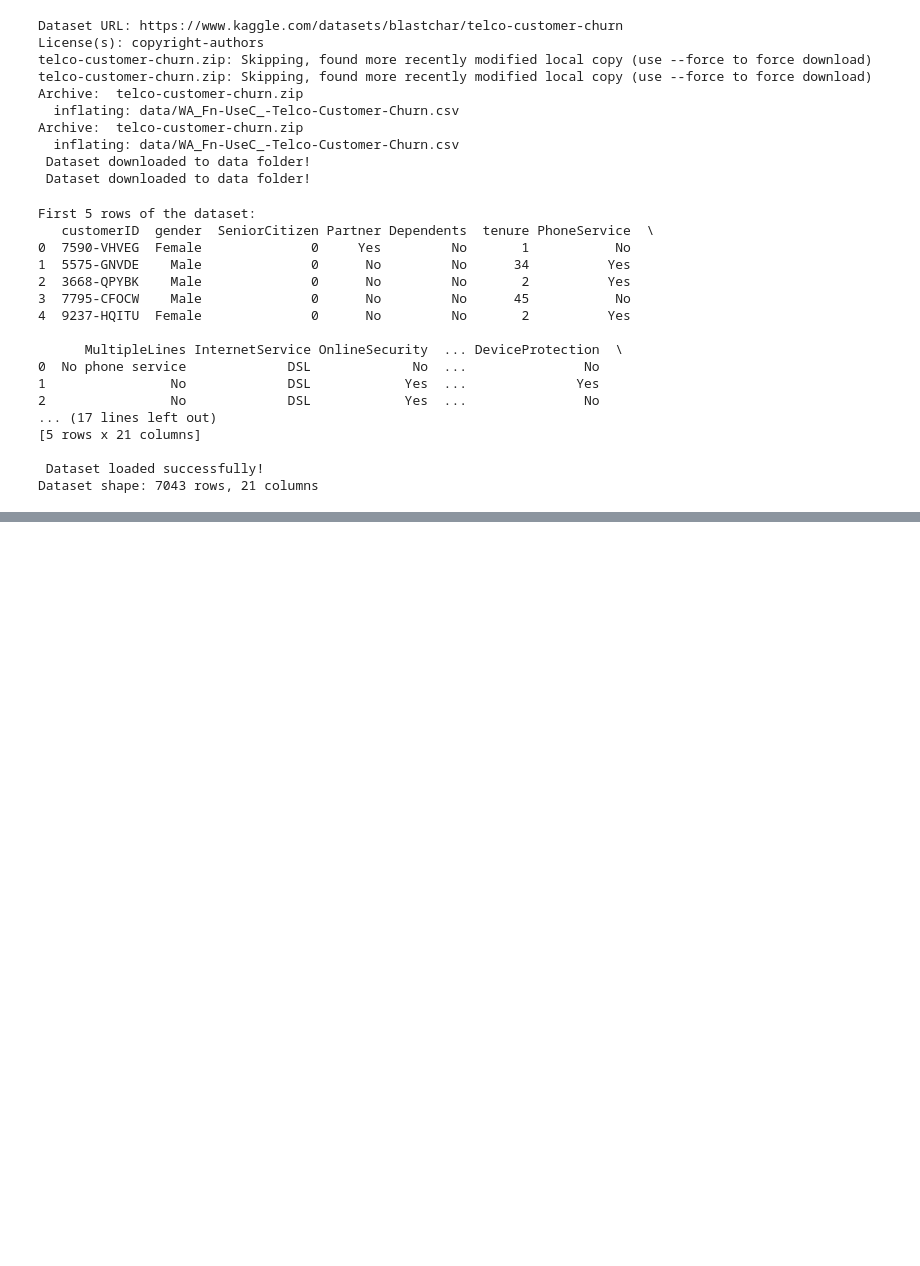
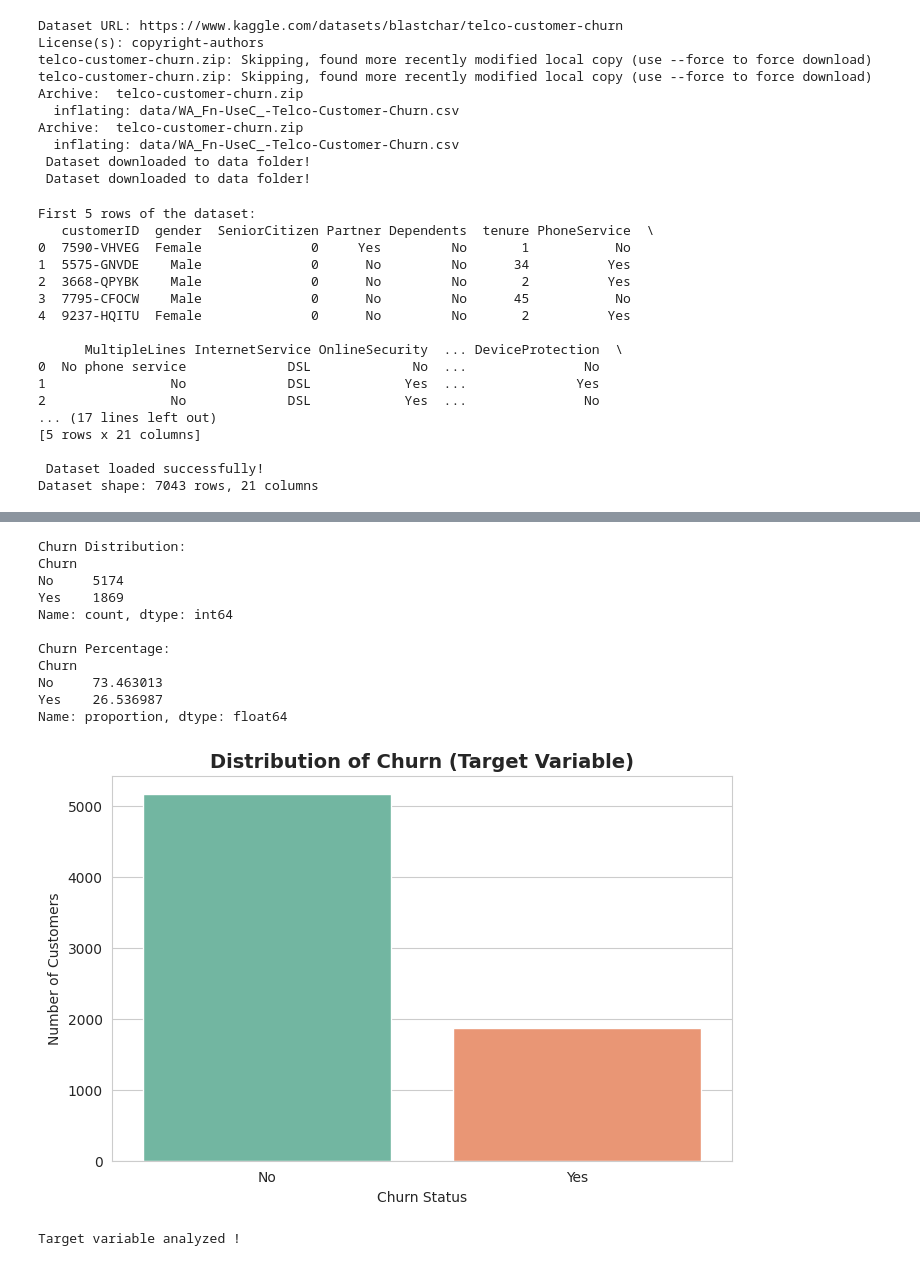
Before and after one commit to Minuka-Jayawardana/telco-churn-prediction, a Jupyter notebook: notebooks/Telco_Churn_Analysis.ipynb, the cells around one changed output, grey strips where cells are left out. Cells and saved outputs as stored; diff of their text form; code cells hidden in the pictures; blank space fills up the shorter version.

Commit message:
Sorting the distribution of churn

```diff
--- a/notebooks/Telco_Churn_Analysis.ipynb
+++ b/notebooks/Telco_Churn_Analysis.ipynb
@@ -81,0 +112,30 @@ Dataset shape: 7043 rows, 21 columns
+# %%
+# to count how many customers churned and stayed
+print("Churn Distribution:")
+print(df['Churn'].value_counts())
+print("\nChurn Percentage:")
+print(df['Churn'].value_counts(normalize=True) * 100)
+
+# Visualizing the class distribution
+plt.figure(figsize=(8, 5))
+sns.countplot(data=df, x='Churn', palette='Set2')
+plt.title('Distribution of Churn (Target Variable)', fontsize=14, fontweight='bold')
+plt.xlabel('Churn Status')
+plt.ylabel('Number of Customers')
+plt.show()
+
+print("Target variable analyzed !")
+# %% [output]
+Churn Distribution:
+Churn
+No     5174
+Yes    1869
+Name: count, dtype: int64
+
+Churn Percentage:
+Churn
+No     73.463013
+Yes    26.536987
+Name: proportion, dtype: float64
+[figure, added]
+Target variable analyzed !
```
Also changed, not shown: parts of 2 cells of this notebook.
